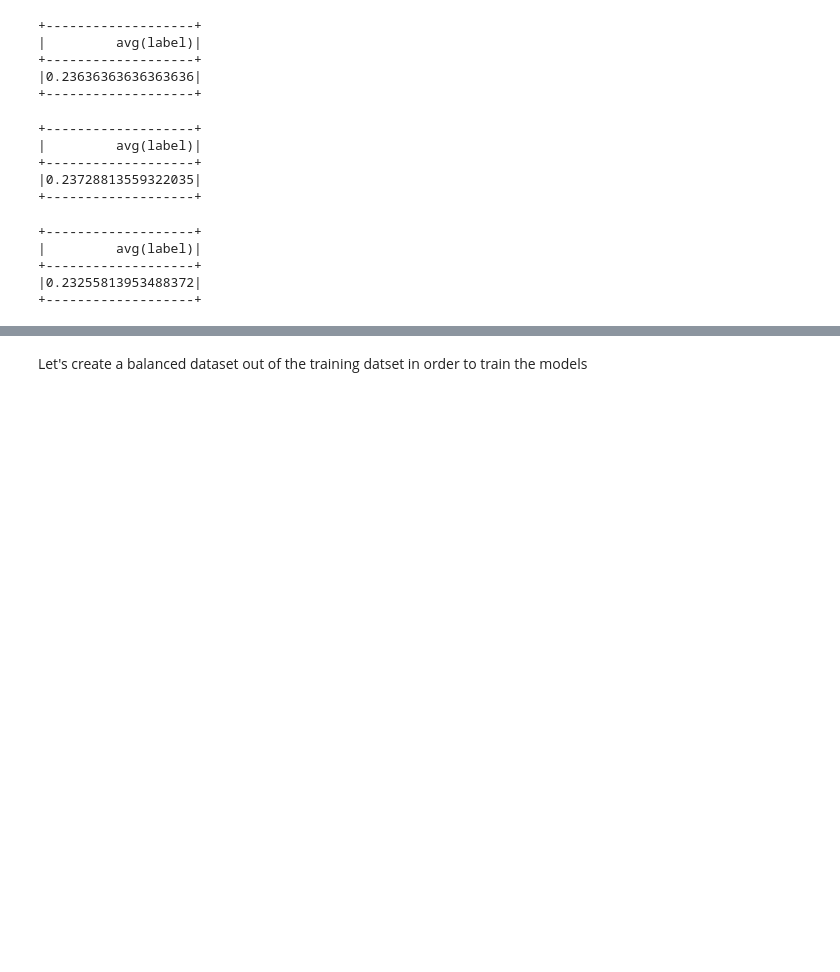
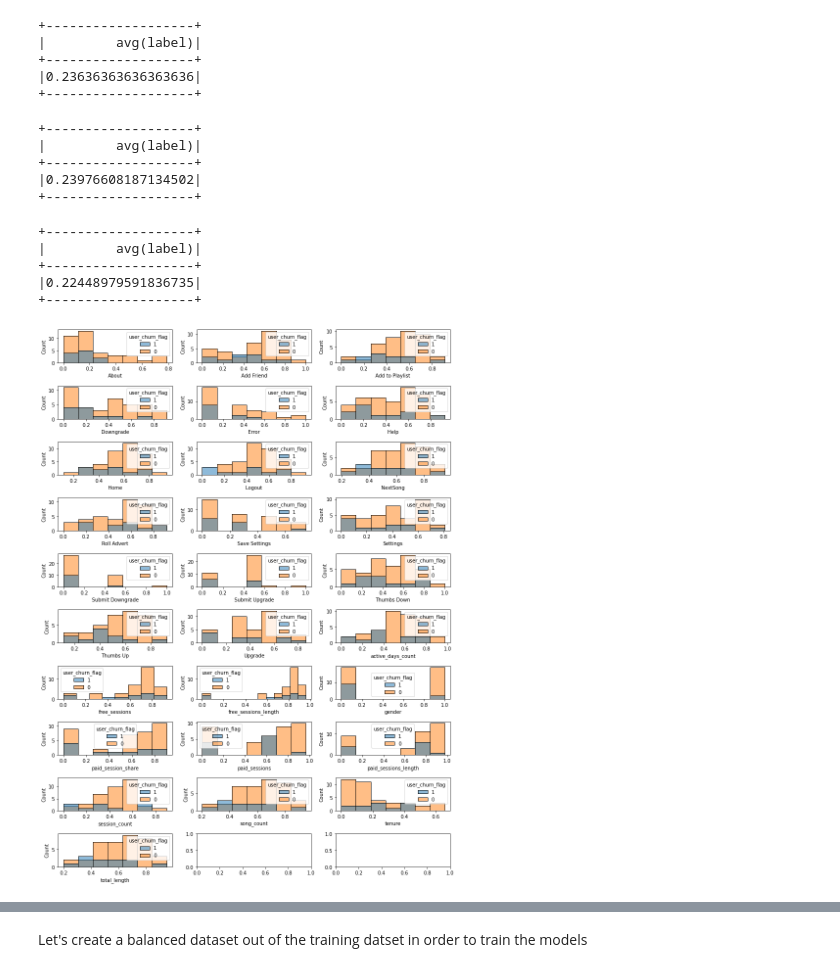
Before and after one commit to Lamiaka/sparkify, a Jupyter notebook: 3-Sparkify_churn_model_training.ipynb, the cells around one changed output, grey strips where cells are left out. Saved outputs shown, nothing was run; the diff lists cells and outputs as text; code cells hidden in the pictures; blank space fills up the shorter version.

```diff
--- a/3-Sparkify_churn_model_training.ipynb
+++ b/3-Sparkify_churn_model_training.ipynb
@@ -126,11 +125,11 @@ def feature_scaling(df):
     features = df.columns[:-1]
 
     # apply logarithm transformation
-    #df_log = df.select('userId', *[log(col(col_name)+lit(1)).alias(col_name) for col_name in features],'user_churn_flag')
+    df_log = df.select(*[log(col(col_name)+lit(1)).alias(col_name) for col_name in features],'user_churn_flag')
 
     # assemble features in a vector
     assembler = VectorAssembler(inputCols=df.columns[:-1], outputCol="FeatureVec")
-    df_vec = assembler.transform(df)
+    df_vec = assembler.transform(df_log)
     df_vec = df_vec.select(col("FeatureVec").alias("features"),col('user_churn_flag').alias('label'))
 
     # scale features
@@ -190,7 +189,7 @@ training_dataset.select('label').agg(avg('label')).show()
 +-------------------+
 |         avg(label)|
 +-------------------+
-|0.23728813559322035|
+|0.23976608187134502|
 +-------------------+
 # %%
 # Churn proportion on validation dataset
@@ -199,5 +198,18 @@ validation_dataset.select('label').agg(avg('label')).show()
 +-------------------+
 |         avg(label)|
 +-------------------+
-|0.23255813953488372|
+|0.22448979591836735|
 +-------------------+
+# %%
+# Check validation dataset distributions
+fig, ax = plt.subplots(nx,ny, figsize = [12,16])
+
+for i,f in enumerate(feature_names):
+    ix, iy = indices[i]
+    feature = validation_dataset.select(select_el_udf(i)(col('features')).alias(f),col('label').alias('user_churn_flag')).toPandas()
+    axi = ax[ix][iy]
+    sns.histplot(feature,x=f, hue='user_churn_flag', ax = axi, hue_order=[1,0])
+    #axi.set_title(f)
+    plt.tight_layout()
+# %% [output]
+[figure, added]
```
Also changed, not shown: parts of 38 cells of this notebook.
